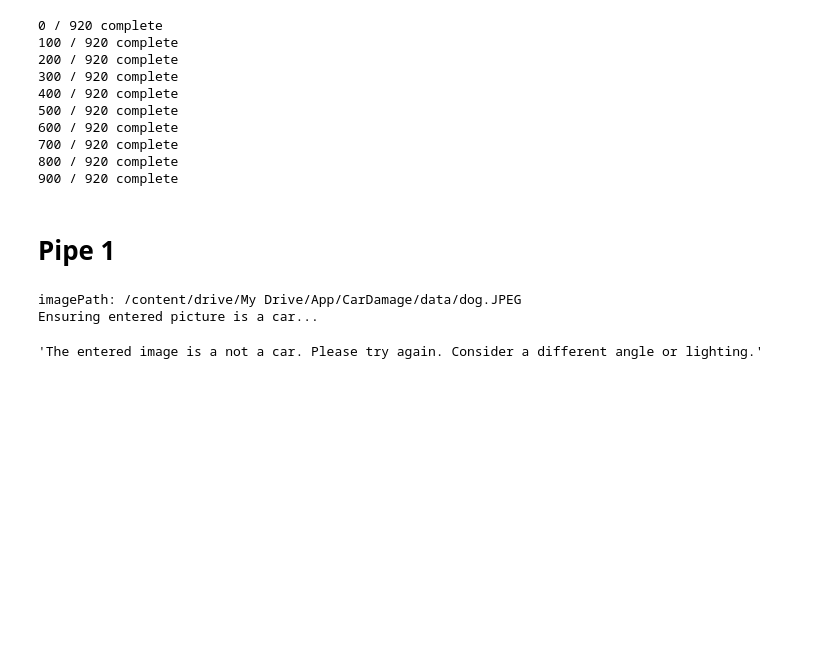
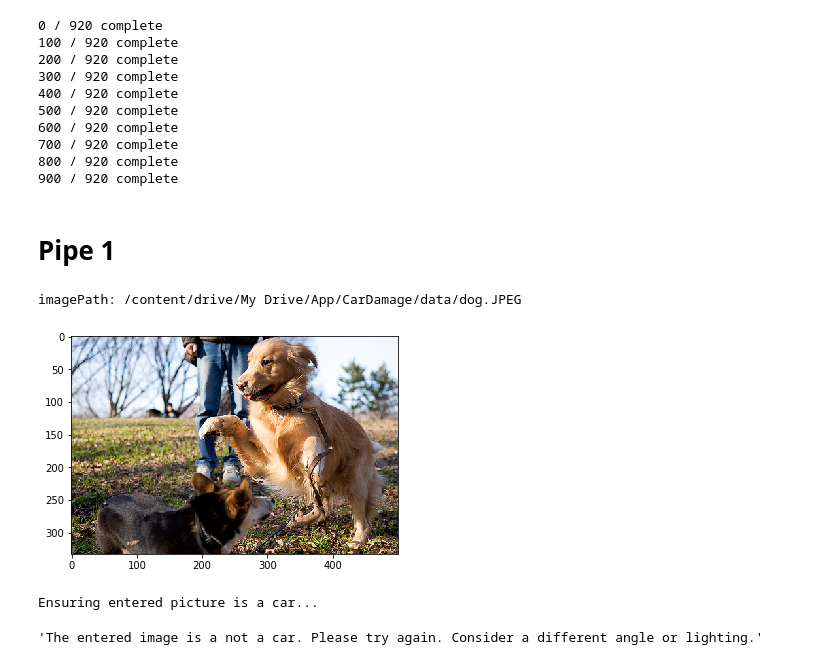
Before and after one commit to duttagoutam/CarDamageDetection, a Jupyter notebook: 01_car_check.ipynb, the cells around one changed output. Cells and saved outputs as stored; diff of their text form; code cells hidden in the pictures; blank space fills up the shorter version.

```diff
--- a/01_car_check.ipynb
+++ b/01_car_check.ipynb
@@ -92,11 +106,12 @@ def get_predictions(preds, top=5):
         results.append(result)
     return results
 # %%
+folderName='/content/drive/My Drive/App/CarDamage/data/training/00-damage/'
+imageName=folderName+'0001.JPEG'
 print('imageName', imageName)
 Image(imageName)
-
+display(Image(filename=imageName))
 #os.chdir('/content/drive/My Drive/App/CarDamage/data/training/00-damage/')
-display(Image(filename=imageName))
 # %% [output]
 imageName /content/drive/My Drive/App/CarDamage/data/training/00-damage/0001.JPEG
 [figure]
@@ -177,11 +193,13 @@ categ_count = get_car_categories()
 800 / 920 complete
 850 / 920 complete
 900 / 920 complete
+# %%
+location='/content/drive/My Drive/App/CarDamage/data/'
 # %%
-with open('vgg16_cat_list.pk', 'wb') as f:
+with open(location+'vgg16_cat_list.pk', 'wb') as f:
     pk.dump(categ_count, f, -1)
 # %%
-with open('vgg16_cat_list.pk', 'rb') as f:
+with open(location+'vgg16_cat_list.pk', 'rb') as f:
     categ_count = pk.load(f)
 # %%
 categ_list = [k for k, v in categ_count.most_common()[:50]]
@@ -237,10 +255,13 @@ def pipe1(img_path, categ_list):
 # %%
 imagePath='/content/drive/My Drive/App/CarDamage/data/dog.JPEG'
 print('imagePath:',imagePath)
+#Image(imageName)
+display(Image(filename=imagePath))
 pipe1(imagePath, categ_list)
 #pipe1('https://www.autoauctionmall.com/learning-center/contents/uploads/2015/10/damaged-car.jpg', categ_list)
 # %% [output]
 imagePath: /content/drive/My Drive/App/CarDamage/data/dog.JPEG
-Ensuring entered picture is a car...
+[figure, added]
-'The entered image is a not a car. Please try again. Consider a different angle or lighting.'
+Ensuring entered picture is a car...
+'The entered image is a not a car. Please try again. Consider a different angle or lighting.'
 # %%
```
Also changed, not shown: parts of 10 cells of this notebook.
